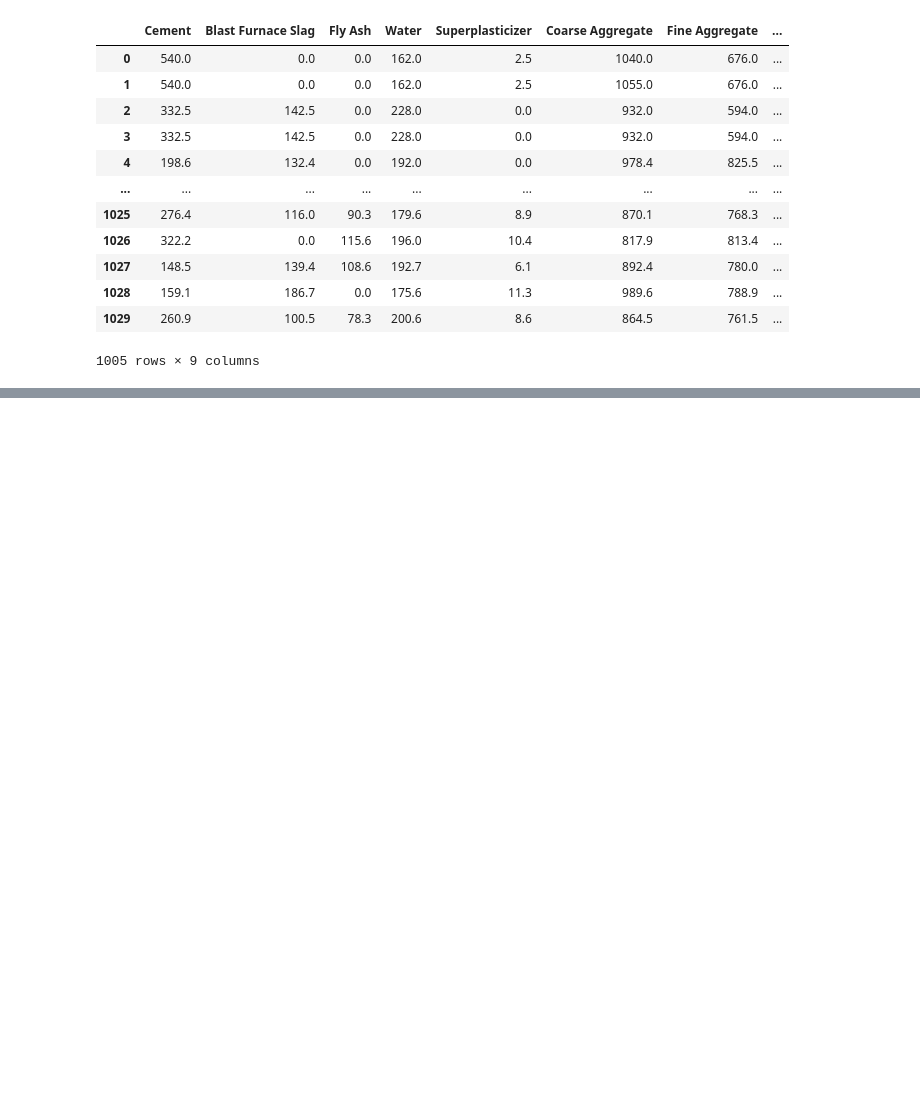
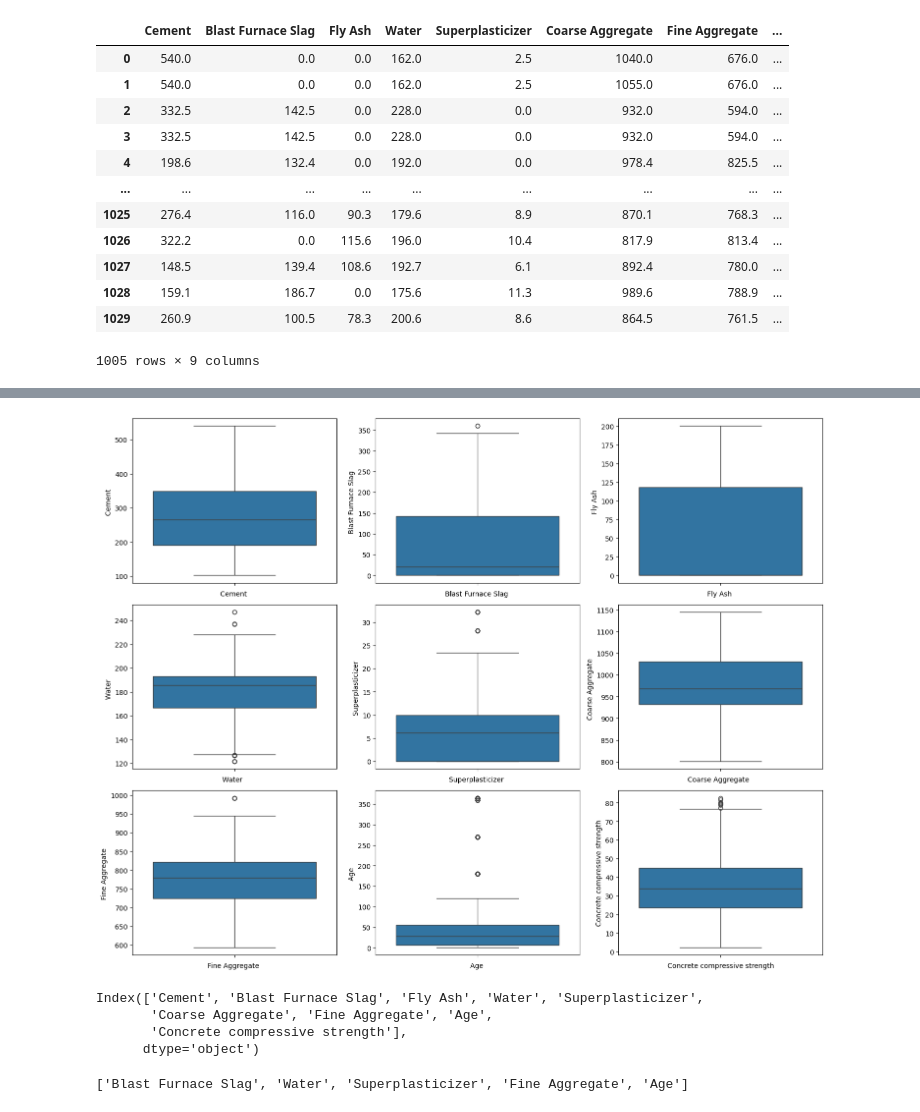
Before and after one commit to Shrungadithyaan/Cement_Strength_Analysis_1, a Jupyter notebook: Cement_Strength_Analysis_1.ipynb, the cells around one changed output, grey strips where cells are left out. Cells and saved outputs as stored; diff of their text form; code cells hidden in the pictures; blank space fills up the shorter version.

Commit message:
cement strength analysis 2 commit

```diff
--- a/Cement_Strength_Analysis_1.ipynb
+++ b/Cement_Strength_Analysis_1.ipynb
@@ -145,0 +175,12 @@ df
+# %%
+plt.figure(figsize=(15,15), facecolor="white")
+plotnumber=1
+for i in df.columns:
+    plt.subplot(4,3,plotnumber)
+    sns.boxplot(df[i])
+    plt.xlabel(i, fontsize=10)
+    plotnumber += 1
+plt.tight_layout()
+plt.show()
+# %% [output]
+[figure, added]
@@ -145,0 +189,7 @@ df
+# %%
+df.columns
+# %% [output]
+Index(['Cement', 'Blast Furnace Slag', 'Fly Ash', 'Water', 'Superplasticizer',
+       'Coarse Aggregate', 'Fine Aggregate', 'Age',
+       'Concrete compressive strength'],
+      dtype='object')
@@ -145,0 +198,4 @@ df
+# %%
+outliers
+# %% [output]
+['Blast Furnace Slag', 'Water', 'Superplasticizer', 'Fine Aggregate', 'Age']
```
Also changed, not shown: parts of 19 cells of this notebook.
